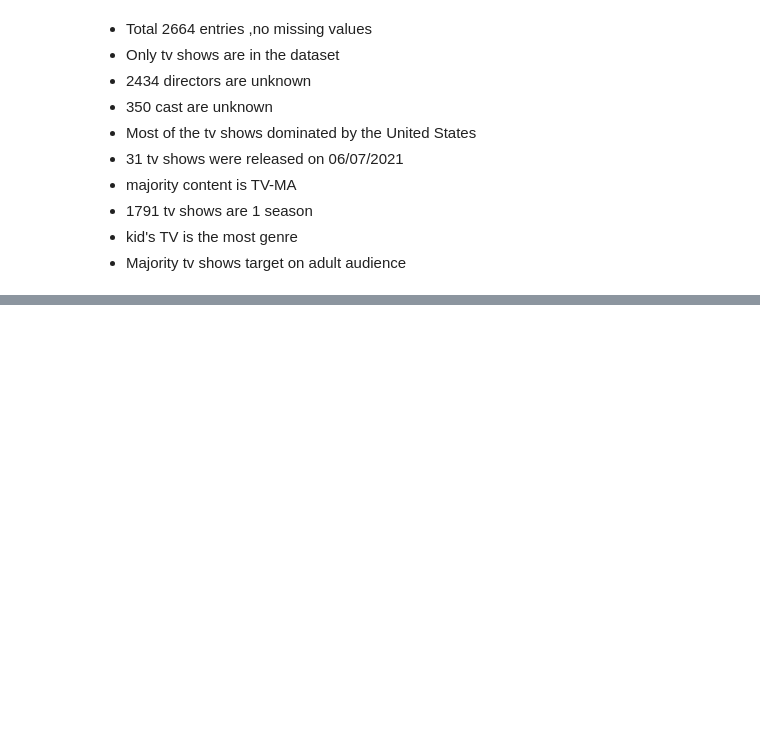
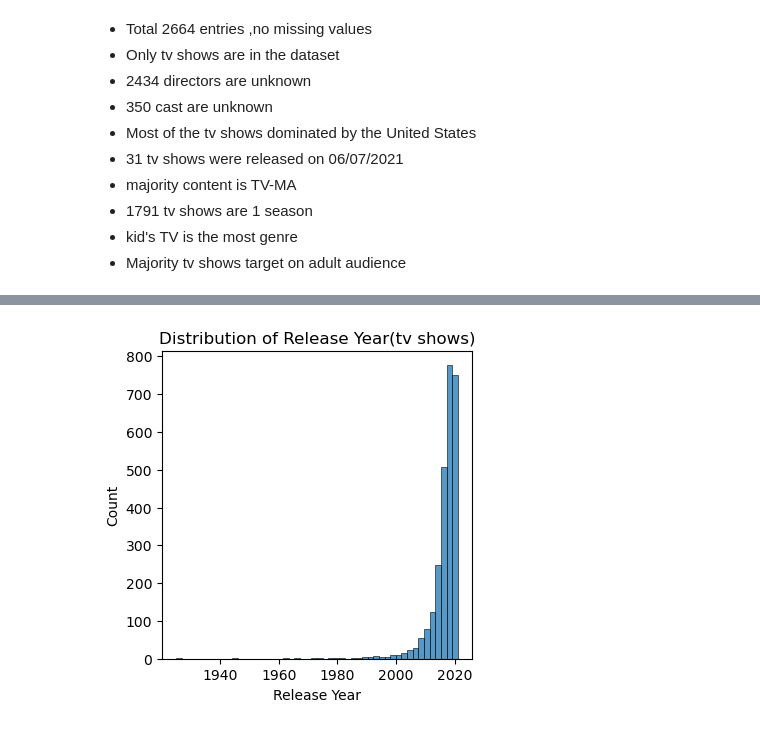
Before and after one commit to arshacheriyangatt-pixel/Netflix-Data-Analysis, a Jupyter notebook: projectnetflix.ipynb, the cells around one changed output, grey strips where cells are left out. Cells and saved outputs as stored; diff of their text form; code cells hidden in the pictures; blank space fills up the shorter version.

```diff
--- a/projectnetflix.ipynb
+++ b/projectnetflix.ipynb
@@ -983,0 +1254,8 @@ sns. histplot(data=df_new,x="release_year")
+# %%
+plt.figure(figsize=(4,4))
+sns. histplot(data=df_new2,x="release_year",bins=50)
+plt.title("Distribution of Release Year(tv shows)")
+plt.xlabel("Release Year")
+plt.show()
+# %% [output]
+[figure, added]
```
Also changed, not shown: parts of 137 cells of this notebook.
